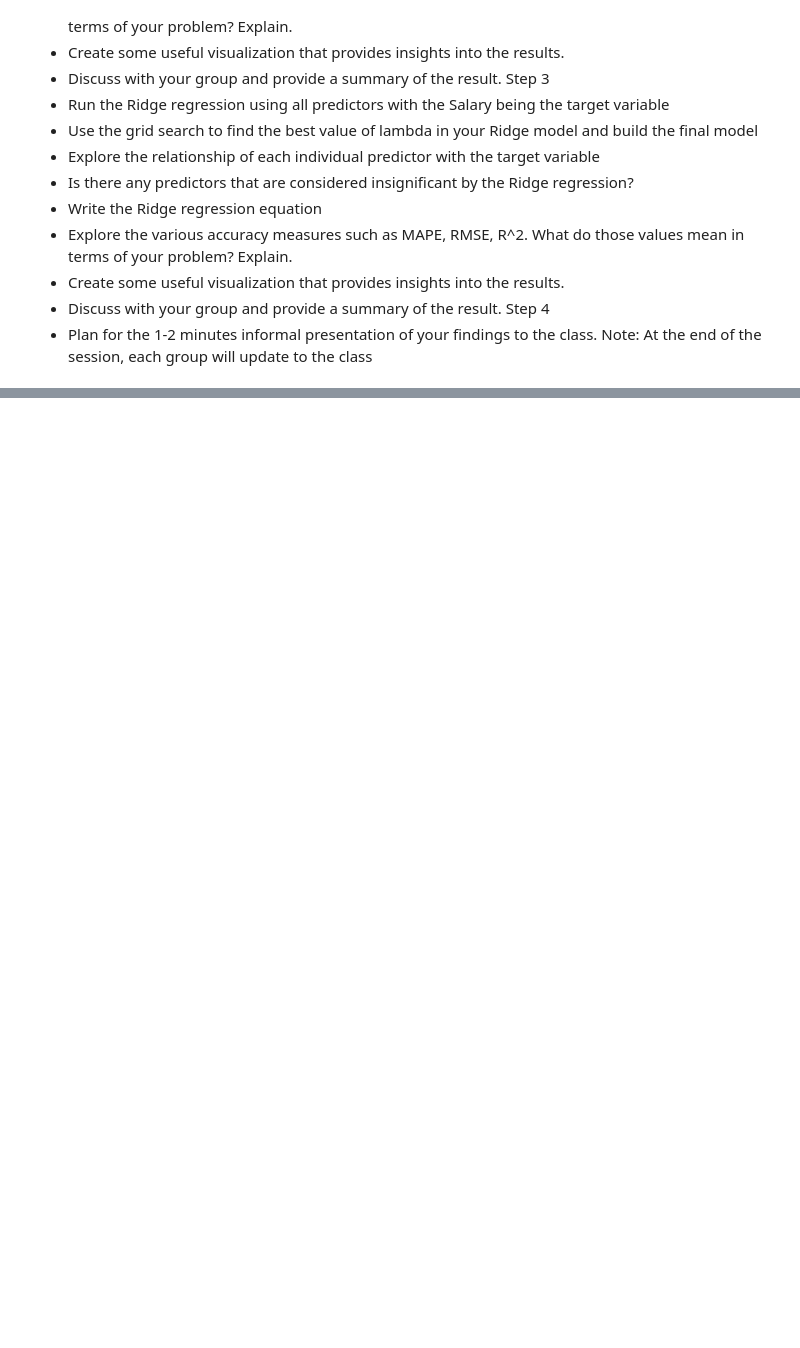
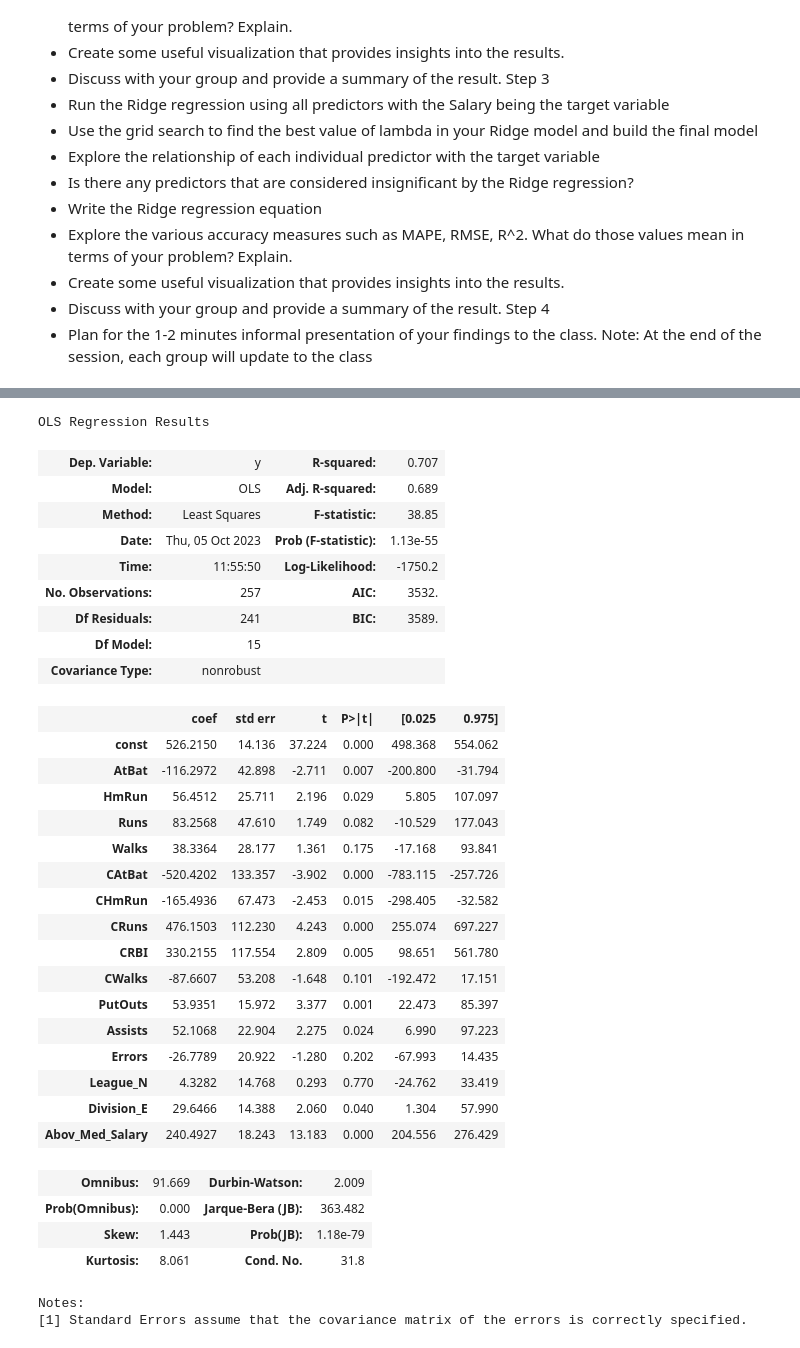
Before and after one commit to sah9j/DataDive1, a Jupyter notebook: Regression DATA Dive Baseball Players dataset Fall 2023.ipynb, the cells around one changed output, grey strips where cells are left out. Drawn from its saved outputs; the diff is of its cells as text; code cells hidden in the pictures; blank space fills up the shorter version.

```diff
--- a/Regression DATA Dive Baseball Players dataset Fall 2023.ipynb
+++ b/Regression DATA Dive Baseball Players dataset Fall 2023.ipynb
@@ -476,0 +545,8 @@ Note: At the end of the session, each group will update to the class
+# %%
+# Drop Years variable having .902 P value.
+X_reg3_drp1 = X_train_sc.drop('Years', axis = 1)
+X_reg3_drp1 = sm.add_constant(X_reg3_drp1) # adding a constant
+reg3_drp1 = sm.OLS(np.asarray(Y_train), X_reg3_drp1).fit()
+pred = reg3_drp1.predict(X_reg3_drp1)
+
+reg3_drp1.summary()
@@ -476,0 +586,8 @@ Note: At the end of the session, each group will update to the class
+# %%
+# Drop CHits variable having .721 P value.
+X_reg3_drp2 = X_reg3_drp1.drop('CHits', axis = 1)
+X_reg3_drp2 = sm.add_constant(X_reg3_drp2) # adding a constant
+reg3_drp2 = sm.OLS(np.asarray(Y_train), X_reg3_drp2).fit()
+pred = reg3_drp2.predict(X_reg3_drp2)
+
+reg3_drp2.summary()
@@ -476,0 +627,8 @@ Note: At the end of the session, each group will update to the class
+# %%
+# Drop Hits variable having .750 P value.
+X_reg3_drp3 = X_reg3_drp2.drop('Hits', axis = 1)
+X_reg3_drp3 = sm.add_constant(X_reg3_drp3) # adding a constant
+reg3_drp3 = sm.OLS(np.asarray(Y_train), X_reg3_drp3).fit()
+pred = reg3_drp3.predict(X_reg3_drp3)
+
+reg3_drp3.summary()
@@ -476,0 +668,8 @@ Note: At the end of the session, each group will update to the class
+# %%
+# Drop RBI variable having .509 P value.
+X_reg3_drp4 = X_reg3_drp3.drop('RBI', axis = 1)
+X_reg3_drp4 = sm.add_constant(X_reg3_drp4) # adding a constant
+reg3_drp4 = sm.OLS(np.asarray(Y_train), X_reg3_drp4).fit()
+pred = reg3_drp4.predict(X_reg3_drp4)
+
+reg3_drp4.summary()
@@ -476,0 +709,42 @@ Note: At the end of the session, each group will update to the class
+# %%
+# Drop NewLeague_N variable having .416 P value.
+X_reg3_drp5 = X_reg3_drp4.drop('NewLeague_N', axis = 1)
+X_reg3_drp5 = sm.add_constant(X_reg3_drp5) # adding a constant
+reg3_drp5 = sm.OLS(np.asarray(Y_train), X_reg3_drp5).fit()
+pred = reg3_drp5.predict(X_reg3_drp5)
+
+reg3_drp5.summary()
+# %% [output]
+OLS Regression Results
+| Dep. Variable: | y | R-squared: | 0.707 |
+| Model: | OLS | Adj. R-squared: | 0.689 |
+| Method: | Least Squares | F-statistic: | 38.85 |
+| Date: | Thu, 05 Oct 2023 | Prob (F-statistic): | 1.13e-55 |
+| Time: | 11:55:50 | Log-Likelihood: | -1750.2 |
+| No. Observations: | 257 | AIC: | 3532. |
+| Df Residuals: | 241 | BIC: | 3589. |
+| Df Model: | 15 |  |  |
+| Covariance Type: | nonrobust |  |  |
+|  | coef | std err | t | P>|t| | [0.025 | 0.975] |
+| const | 526.2150 | 14.136 | 37.224 | 0.000 | 498.368 | 554.062 |
+| AtBat | -116.2972 | 42.898 | -2.711 | 0.007 | -200.800 | -31.794 |
+| HmRun | 56.4512 | 25.711 | 2.196 | 0.029 | 5.805 | 107.097 |
+| Runs | 83.2568 | 47.610 | 1.749 | 0.082 | -10.529 | 177.043 |
+| Walks | 38.3364 | 28.177 | 1.361 | 0.175 | -17.168 | 93.841 |
+| CAtBat | -520.4202 | 133.357 | -3.902 | 0.000 | -783.115 | -257.726 |
+| CHmRun | -165.4936 | 67.473 | -2.453 | 0.015 | -298.405 | -32.582 |
+| CRuns | 476.1503 | 112.230 | 4.243 | 0.000 | 255.074 | 697.227 |
+| CRBI | 330.2155 | 117.554 | 2.809 | 0.005 | 98.651 | 561.780 |
+| CWalks | -87.6607 | 53.208 | -1.648 | 0.101 | -192.472 | 17.151 |
+| PutOuts | 53.9351 | 15.972 | 3.377 | 0.001 | 22.473 | 85.397 |
+| Assists | 52.1068 | 22.904 | 2.275 | 0.024 | 6.990 | 97.223 |
+| Errors | -26.7789 | 20.922 | -1.280 | 0.202 | -67.993 | 14.435 |
+| League_N | 4.3282 | 14.768 | 0.293 | 0.770 | -24.762 | 33.419 |
+| Division_E | 29.6466 | 14.388 | 2.060 | 0.040 | 1.304 | 57.990 |
+| Abov_Med_Salary | 240.4927 | 18.243 | 13.183 | 0.000 | 204.556 | 276.429 |
+| Omnibus: | 91.669 | Durbin-Watson: | 2.009 |
+| Prob(Omnibus): | 0.000 | Jarque-Bera (JB): | 363.482 |
+| Skew: | 1.443 | Prob(JB): | 1.18e-79 |
+| Kurtosis: | 8.061 | Cond. No. | 31.8 |
+Notes:
+[1] Standard Errors assume that the covariance matrix of the errors is correctly specified.
```
Also changed, not shown: parts of 18 cells of this notebook.
